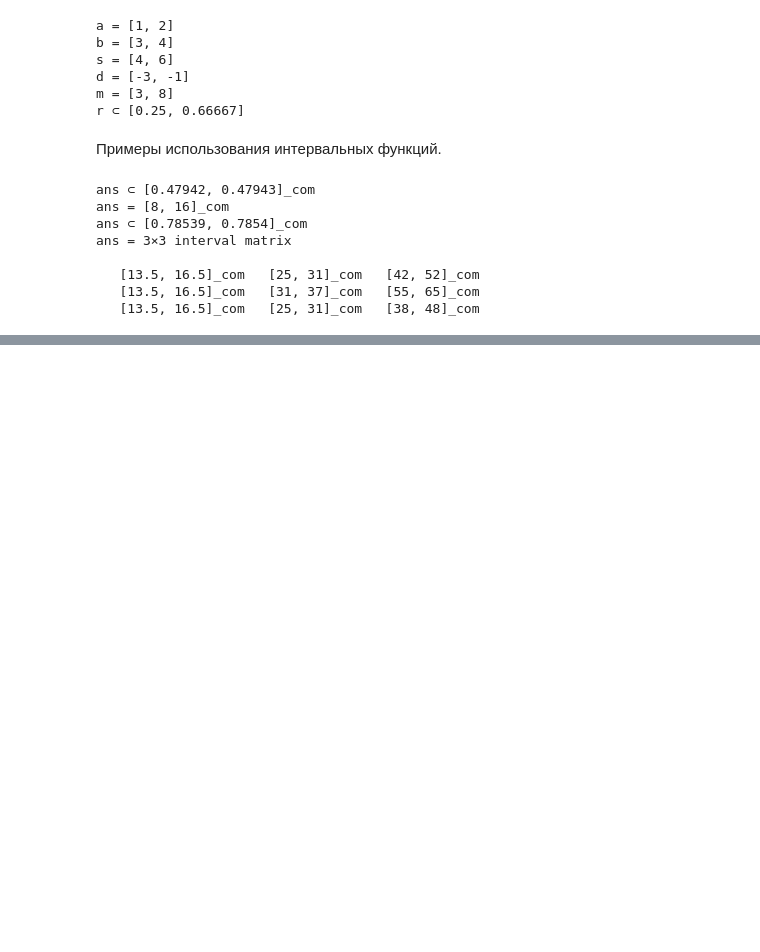
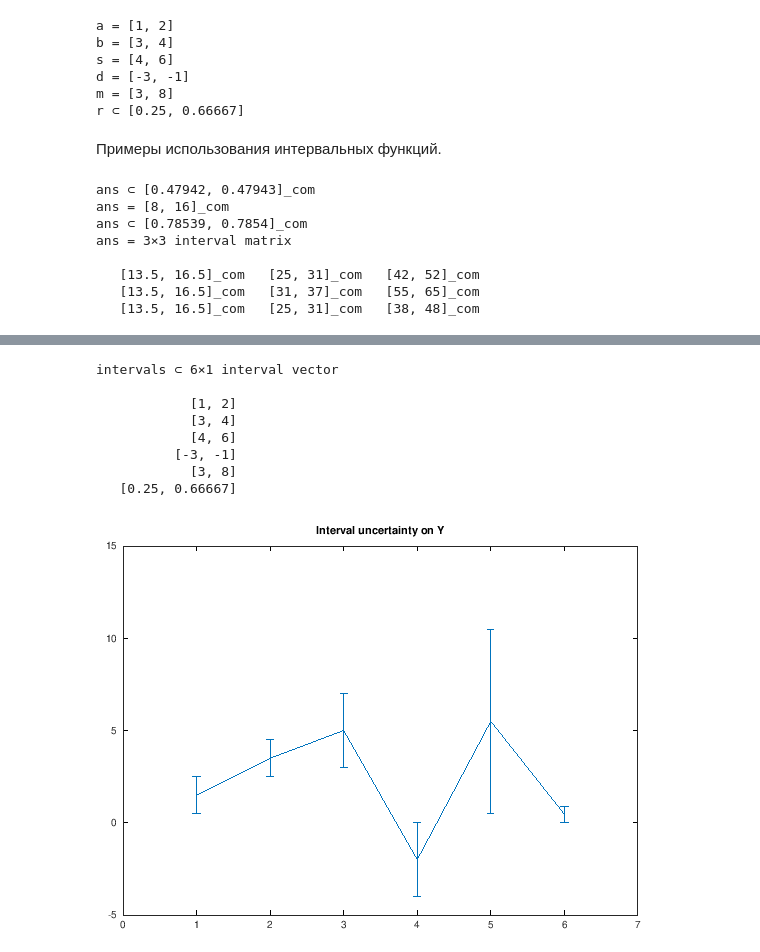
Before and after one commit to szhilin/octave-interval-examples, a Jupyter notebook: index.ipynb, the cells around one changed output, grey strips where cells are left out. Cells and saved outputs as stored; diff of their text form; code cells hidden in the pictures; blank space fills up the shorter version.

```diff
--- a/index.ipynb
+++ b/index.ipynb
@@ -192,0 +208,20 @@ ans = 3×3 interval matrix
+# %%
+intervals = [a; b; s; d; m; r]
+
+#intervals.inf
+#intervals.sup
+
+errorbar (1:6, mid(intervals), wid(intervals),"~");
+#legend ("Интервальная неопределенгость по Y");
+#title ("Интервальная неопределенность по Y");
+title ("Interval uncertainty on Y");
+# %% [output]
+intervals ⊂ 6×1 interval vector
+
+            [1, 2]
+            [3, 4]
+            [4, 6]
+          [-3, -1]
+            [3, 8]
+   [0.25, 0.66667]
+[figure, added]
```
Also changed, not shown: parts of 2 cells of this notebook.
